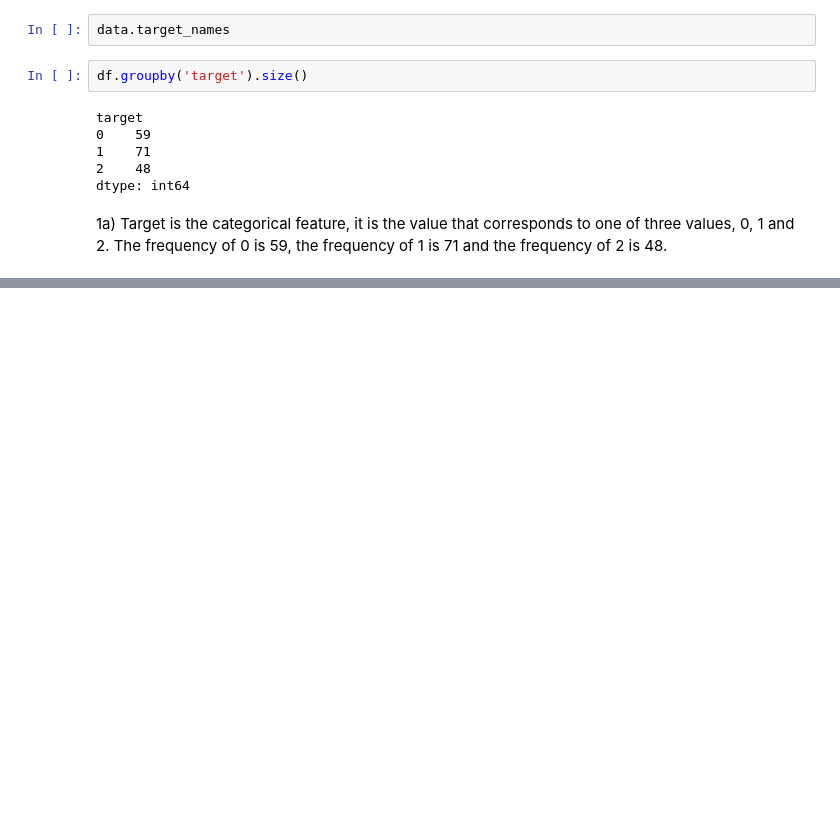
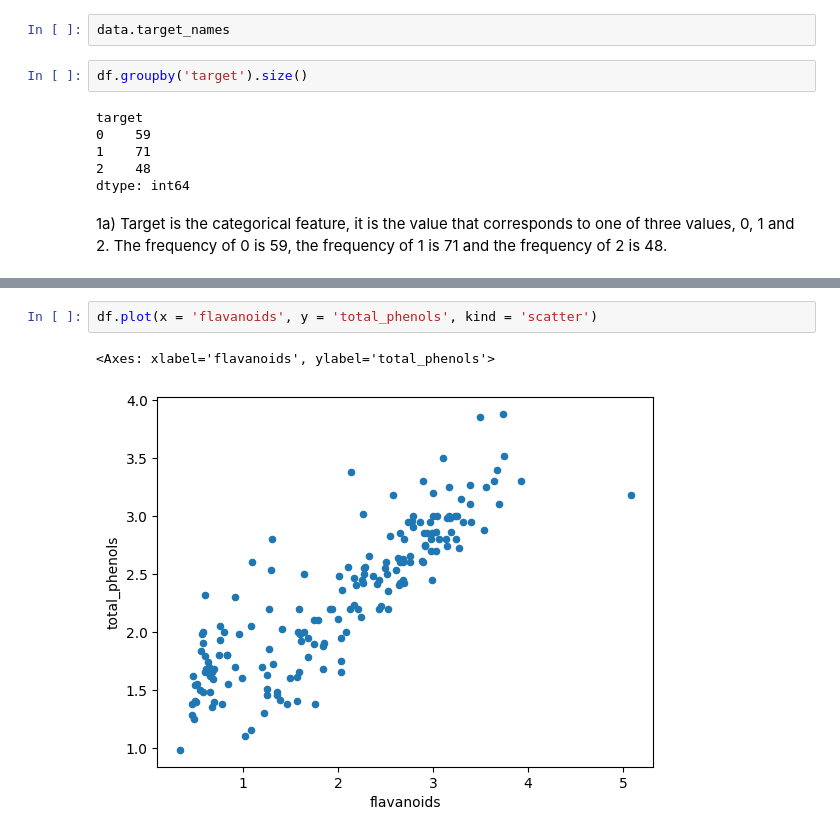
Before and after one commit to AxterDoesCode/DataMining, a Jupyter notebook: Assignment1.ipynb, the cells around one changed output, grey strips where cells are left out. Drawn from its saved outputs; the diff is of its cells as text; blank space fills up the shorter version.

```diff
--- a/Assignment1.ipynb
+++ b/Assignment1.ipynb
@@ -64,0 +118,5 @@ array([[<Axes: xlabel='alcohol', ylabel='alcohol'>,
+# %%
+df.plot(x = 'flavanoids', y = 'total_phenols', kind = 'scatter')
+# %% [output]
+<Axes: xlabel='flavanoids', ylabel='total_phenols'>
+[figure, added]
```
Also changed, not shown: parts of 9 cells of this notebook.
